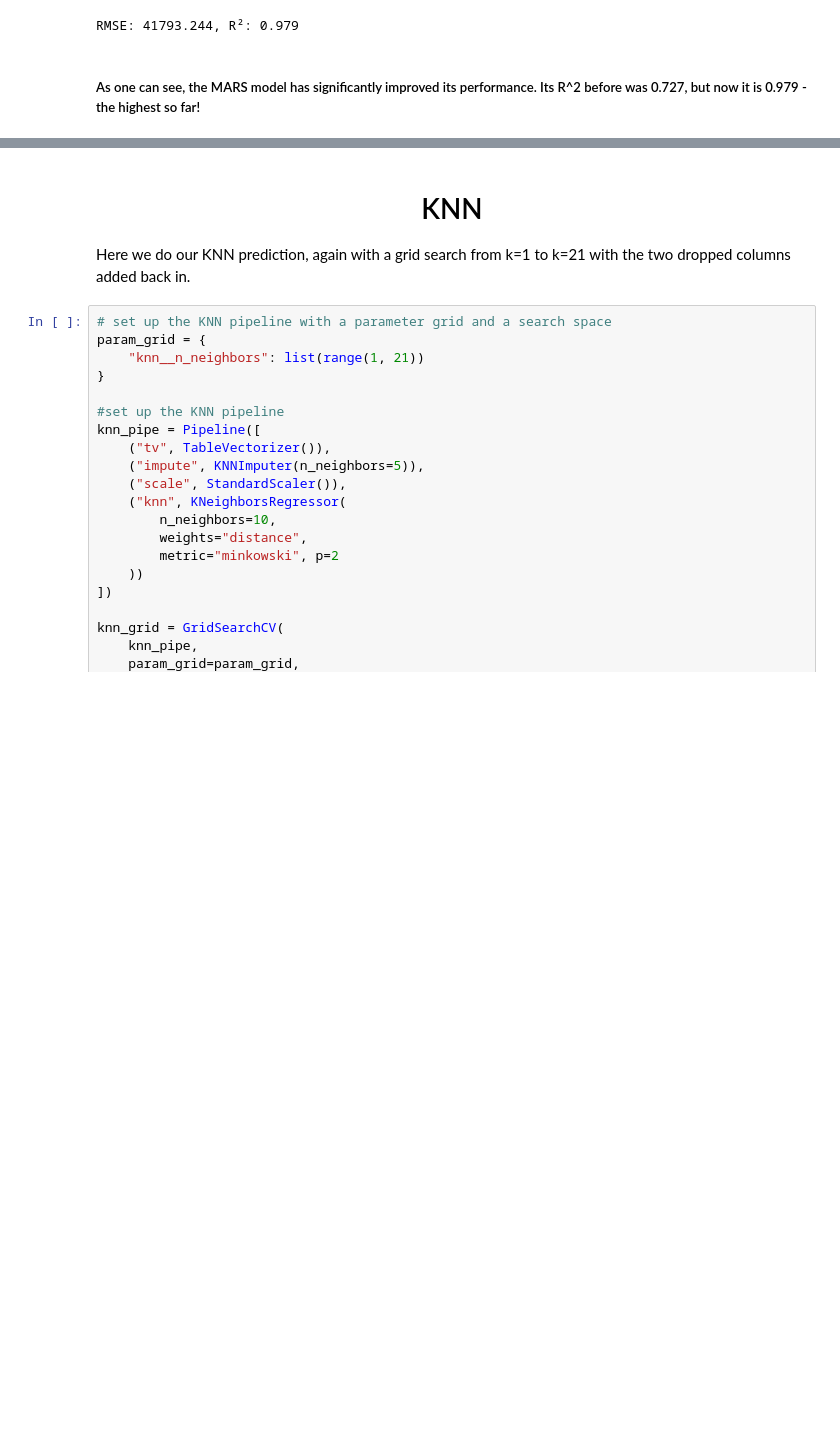
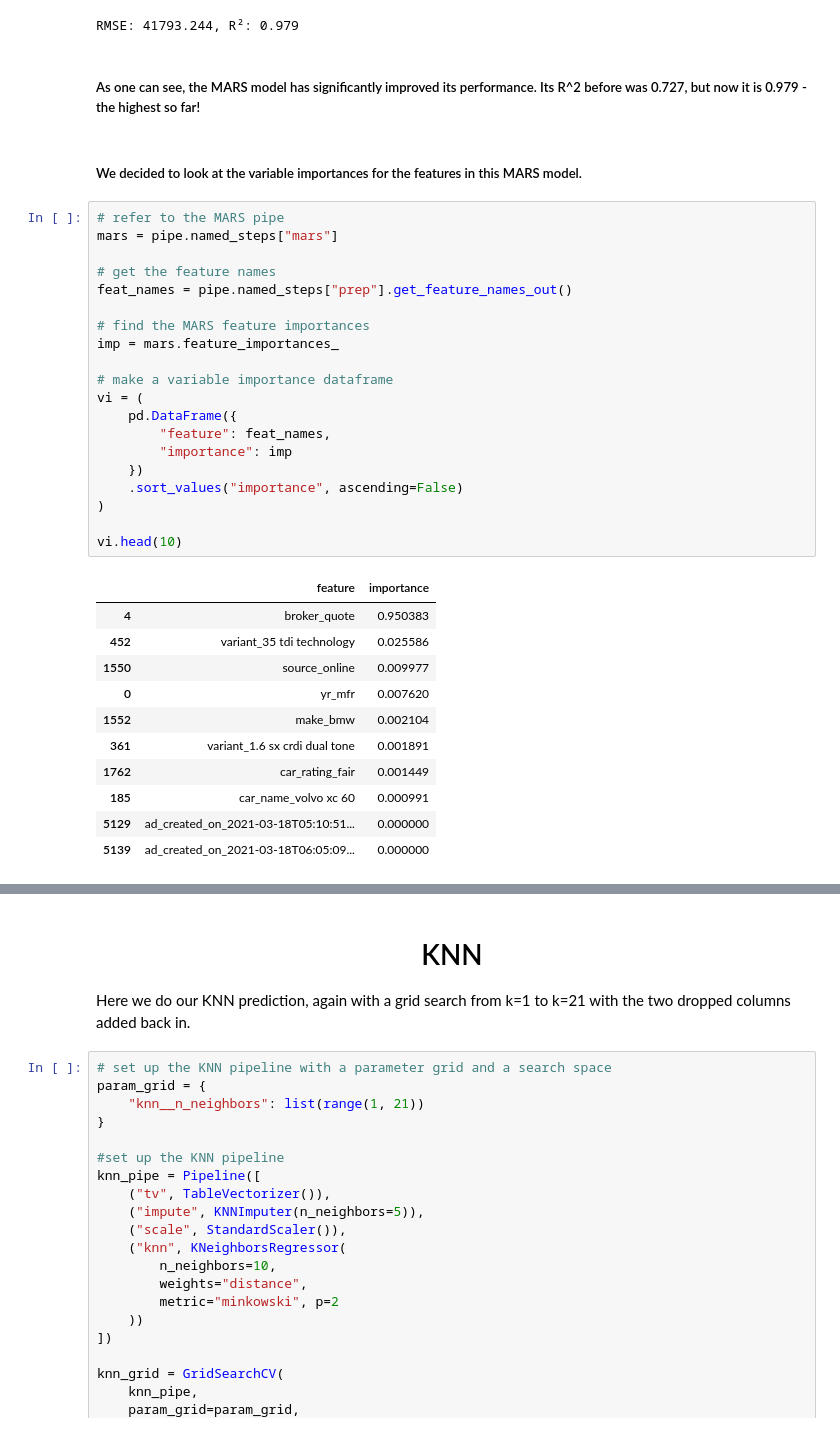
Before and after one commit to aarschne/UN5550finalproject, a Jupyter notebook: ML.ipynb, the cells around one changed output, grey strips where cells are left out. Drawn from its saved outputs; the diff is of its cells as text; blank space fills up the shorter version.

```diff
--- a/ML.ipynb
+++ b/ML.ipynb
@@ -1046,3 +1071,37 @@ print(f"RMSE: {rmse:.3f}, R²: {r2:.3f}")
 RMSE: 41793.244, R²: 0.979
 # %% [markdown]
 ##### As one can see, the MARS model has significantly improved its performance. Its R^2 before was 0.727, but now it is 0.979 - the highest so far!
+# %% [markdown]
+##### We decided to look at the variable importances for the features in this MARS model.
+# %%
+# refer to the MARS pipe
+mars = pipe.named_steps["mars"]
+
+# get the feature names
+feat_names = pipe.named_steps["prep"].get_feature_names_out()
+
+# find the MARS feature importances
+imp = mars.feature_importances_
+
+# make a variable importance dataframe
+vi = (
+    pd.DataFrame({
+        "feature": feat_names,
+        "importance": imp
+    })
+    .sort_values("importance", ascending=False)
+)
+
+vi.head(10)
+# %% [output]
+|  | feature | importance |
+| 4 | broker_quote | 0.950383 |
+| 452 | variant_35 tdi technology | 0.025586 |
+| 1550 | source_online | 0.009977 |
+| 0 | yr_mfr | 0.007620 |
+| 1552 | make_bmw | 0.002104 |
+| 361 | variant_1.6 sx crdi dual tone | 0.001891 |
+| 1762 | car_rating_fair | 0.001449 |
+| 185 | car_name_volvo xc 60 | 0.000991 |
+| 5129 | ad_created_on_2021-03-18T05:10:51... | 0.000000 |
+| 5139 | ad_created_on_2021-03-18T06:05:09... | 0.000000 |
```
Also changed, not shown: parts of 4 cells of this notebook, 1 other file.
